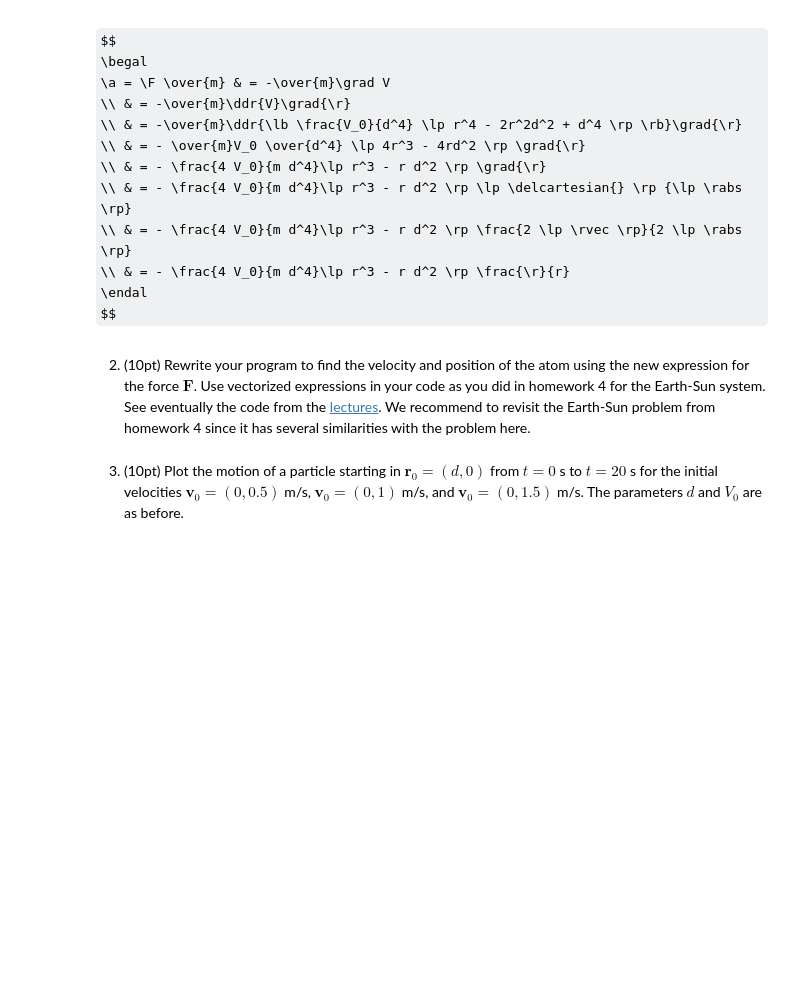
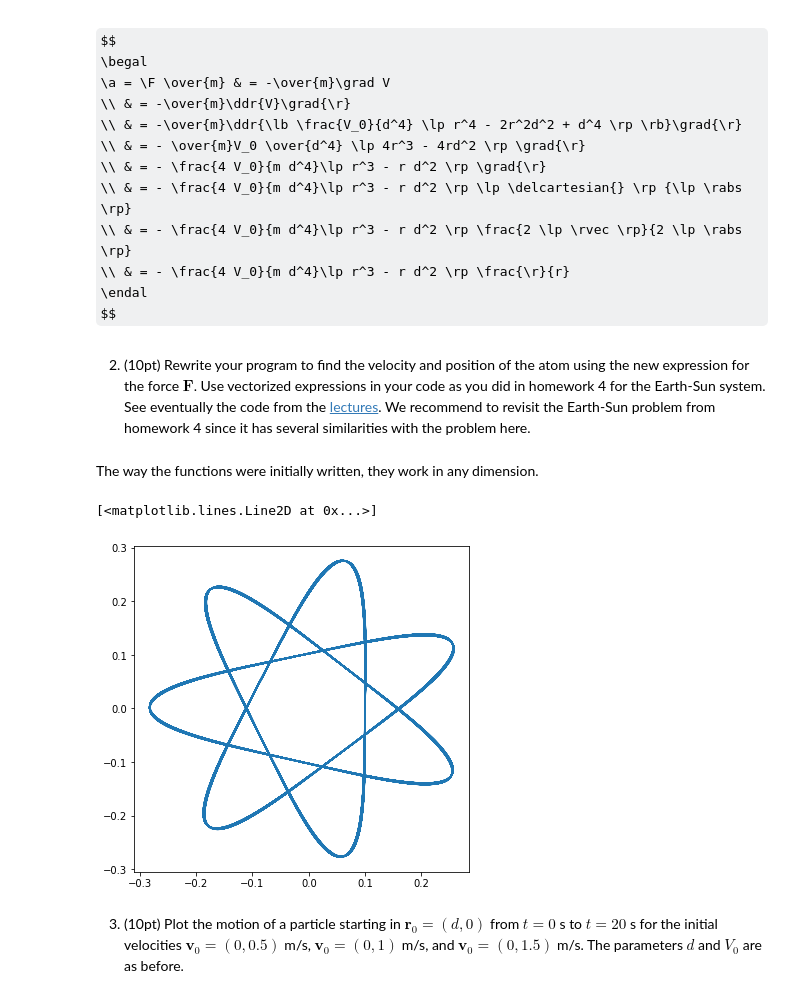
Before and after one commit to hadi41/PHY_321_Midterm_1, a Jupyter notebook: Main_file.ipynb, the cells around one changed output. Drawn from its saved outputs; the diff is of its cells as text; code cells hidden in the pictures; some formulas as TeX source; blank space fills up the shorter version.

```diff
--- a/Main_file.ipynb
+++ b/Main_file.ipynb
@@ -315,5 +381,50 @@ $$
 $$
 # %% [markdown]
 2. (10pt) Rewrite your program to find the velocity and position of the atom using the new expression for the force $\boldsymbol{F}$. Use vectorized expressions in your code as you did in homework 4 for the Earth-Sun system. See eventually the code from the [lectures](https://mhjensen.github.io/Physics321/doc/pub/energyconserv/html/energyconserv.html).  We recommend to revisit the Earth-Sun problem from homework 4 since it has several similarities with the problem here.
+# %% [markdown]
+The way the functions were initially written, they work in any dimension.
+# %%
+def euler_cromer(a,x0,v0,t,args):
+    if type(x0) != list:
+        x = np.zeros(len(t))
+        x[0] = x0
+        v = np.zeros(len(t))
+        v[0] = v0
+    else:
+        x = np.zeros((len(t),len(x0)))
+        x[0] = x0
+        v = np.zeros((len(t),len(x0)))
+        v[0] = v0
+    for i in range(len(t)-1):
+        DeltaT = t[i+1]-t[i]
+        v[i+1]=v[i]+a(x[i],v[i],t[i],*args)*DeltaT
+        x[i+1]=x[i] + v[i+1] * DeltaT
+    return x, v
+
+def velocity_verlet(a,x0,v0,t,args):
+    if type(x0) != list:
+        x = np.zeros(len(t))
+        x[0] = x0
+        v = np.zeros(len(t))
+        v[0] = v0
+    else:
+        x = np.zeros((len(t),len(x0)))
+        x[0] = x0
+        v = np.zeros((len(t),len(x0)))
+        v[0] = v0
+    for i in range(len(t)-1):
+        DeltaT = t[i+1]-t[i]
+        x[i+1]=x[i] + v[i] * DeltaT + 0.5 * a(x[i],v[i],t[i],*args) * DeltaT**2
+        v[i+1]=v[i] + 0.5 * (a(x[i],v[i],t[i],*args)+a(x[i+1],v[i],t[i+1],*args))*DeltaT
+    return x, v
+
+t = np.arange(0,30,0.001)
+r, v = velocity_verlet(a,[0.1,0],[0,10.56],t,[1,1,0.1])
+
+fig, ax = plt.subplots(1,1,figsize = (6,6))
+ax.plot(r[:,0],r[:,1])
+# %% [output]
+[<matplotlib.lines.Line2D at 0x...>]
+[figure, added]
 # %% [markdown]
 3. (10pt) Plot the motion of a particle starting in $\boldsymbol{r}_0=(d,0)$ from $t=0$ s to $t=20$ s for the initial velocities $\boldsymbol{v}_0=(0,0.5)$ m/s, $\boldsymbol{v}_0=(0,1)$ m/s, and $\boldsymbol{v}_0=(0,1.5)$ m/s. The parameters $d$ and $V_0$ are as before.
```
Also changed, not shown: parts of 21 cells of this notebook.
